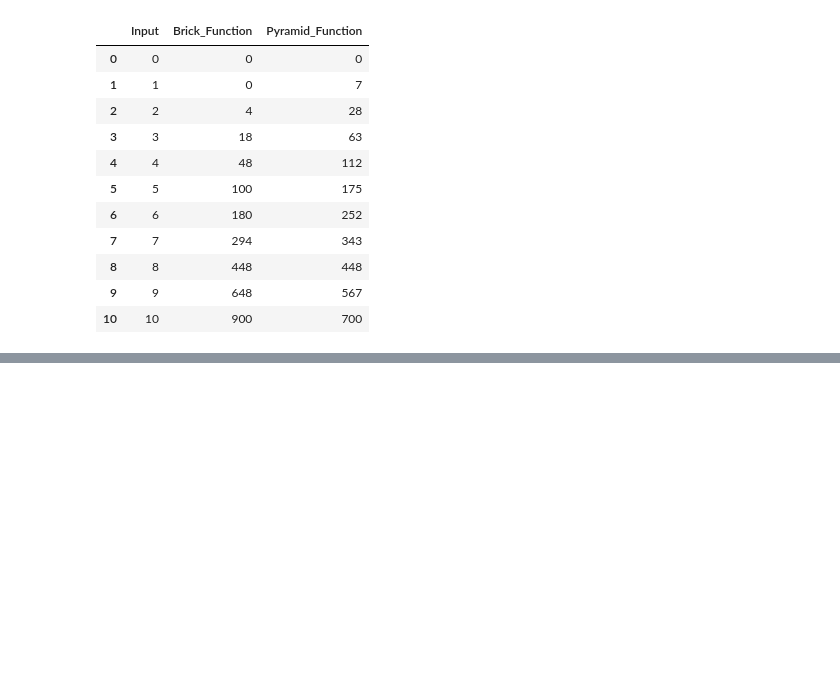
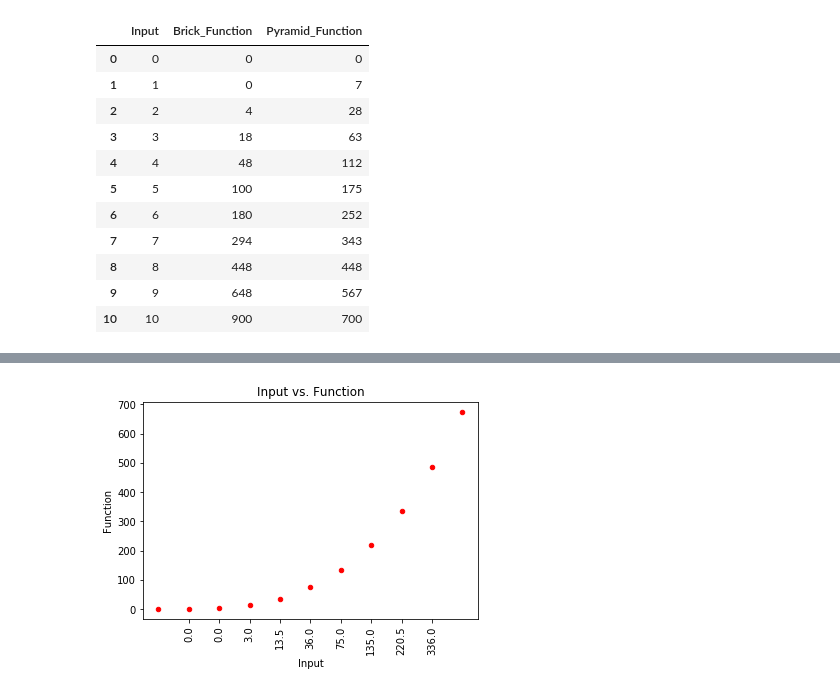
Before and after one commit to ksajjad240/Math, a Jupyter notebook: MathProjectPart2.ipynb, the cells around one changed output, grey strips where cells are left out. Saved outputs shown, nothing was run; the diff lists cells and outputs as text; code cells hidden in the pictures; blank space fills up the shorter version.

```diff
--- a/MathProjectPart2.ipynb
+++ b/MathProjectPart2.ipynb
@@ -79,0 +105,14 @@ plt.show()
+# %%
+def f3(x):
+    return (0.75*x**3 - 0.75*x**2)
+# %%
+def f4(x):
+    return (0.75*7*x**2)
+# %%
+data = list()
+for i in range(0,11):
+    data.append((i, f3(i), f4(i)))
+
+df2 = pd.DataFrame(data)
+df2.columns = ['Input','Brick_Function','Pyramid_Function']
+df2
@@ -79,0 +132,13 @@ plt.show()
+# %%
+df2.plot(kind='scatter',
+        x='Input',
+        y='Brick_Function',
+        color='red')
+plt.title('Input vs. Function')
+plt.xlabel('Input')
+plt.ylabel('Function')
+labels = list(df['Brick_Function'].tolist())
+plt.xticks(np.arange(1, 10, step=1.0), labels, rotation='vertical')
+plt.show()
+# %% [output]
+[figure, added]
```
Also changed, not shown: parts of 17 cells of this notebook.
